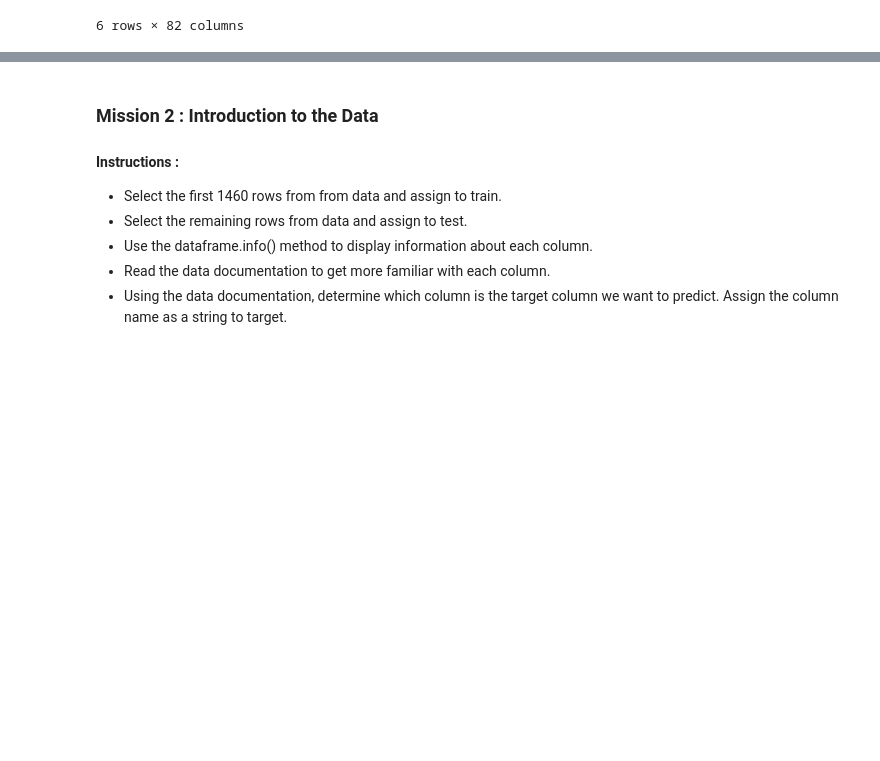
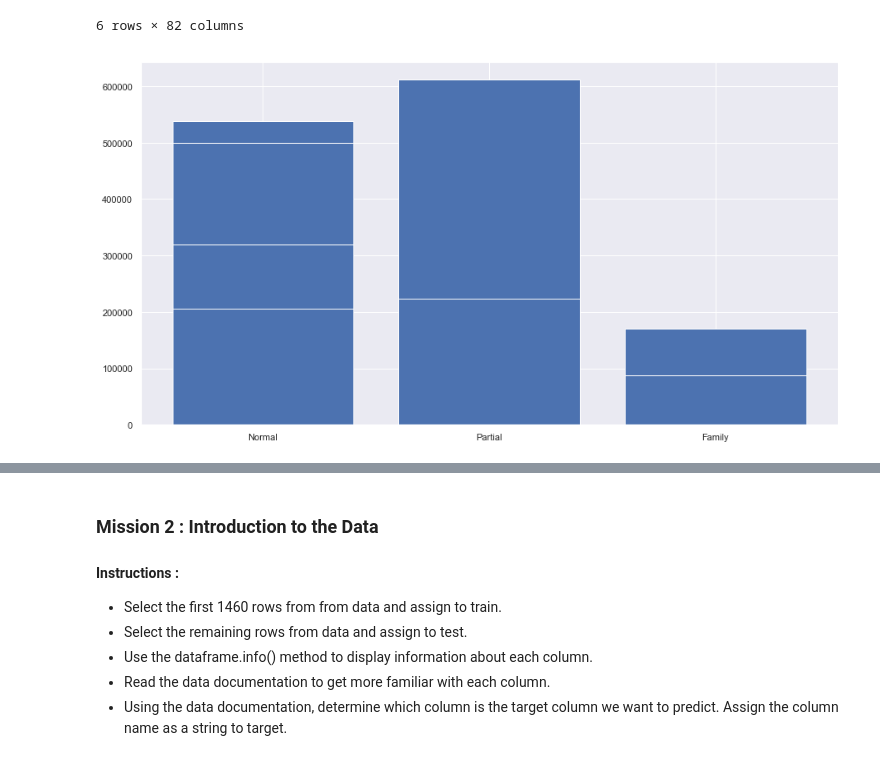
Before and after one commit to Ikarthikmb/Machine-Learning-Notebook, a Jupyter notebook: Project2.ipynb, the cells around one changed output, grey strips where cells are left out. Drawn from its saved outputs; the diff is of its cells as text; code cells hidden in the pictures; blank space fills up the shorter version.

```diff
--- a/Project2.ipynb
+++ b/Project2.ipynb
@@ -24,3 +26,9 @@ ame.head(6)
 | 4 | 5 | 527105010 | 60 | RL | 74.0 | 13830 | Pave | NaN | IR1 | ... |
 | 5 | 6 | 527105030 | 60 | RL | 78.0 | 9978 | Pave | NaN | IR1 | ... |
 6 rows × 82 columns
+# %%
+fig=plt.figure(figsize=(15,8))
+plt.bar(ame['Sale Condition'].head(50),ame['SalePrice'].head(50))
+plt.show()
+# %% [output]
+[figure, added]
```
Also changed, not shown: parts of 11 cells of this notebook.
